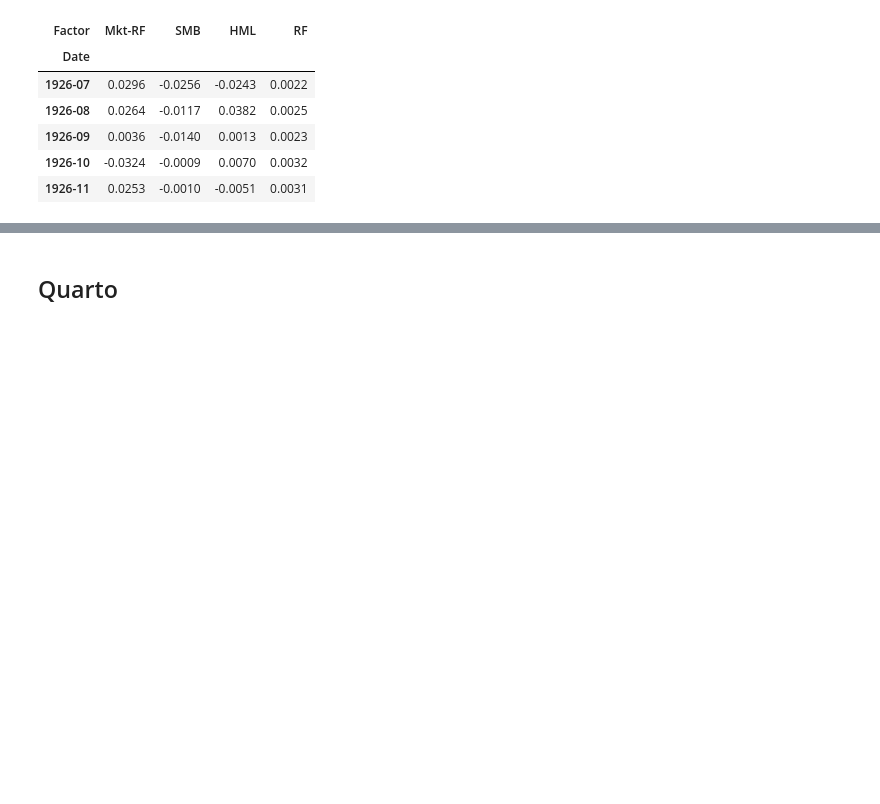
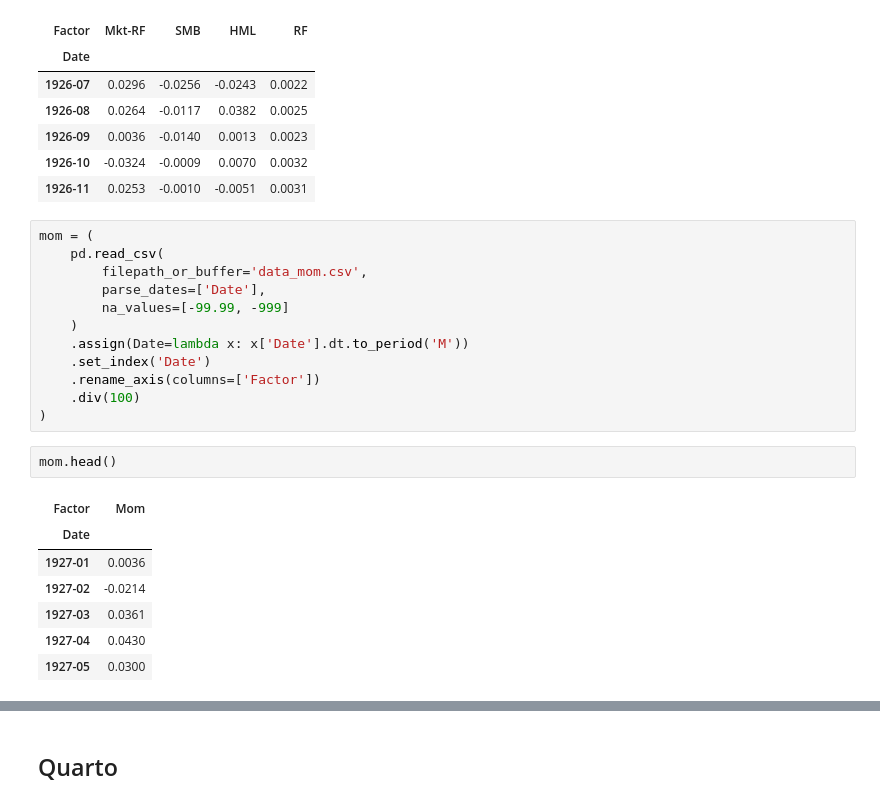
Before and after one commit to richard-herron/fina-6333-2025-spring, a Jupyter notebook: Notebooks/project_3_no_yaml.ipynb, the cells around one changed output, grey strips where cells are left out. Saved outputs shown, nothing was run; the diff lists cells and outputs as text; blank space fills up the shorter version.

```diff
--- a/Notebooks/project_3_no_yaml.ipynb
+++ b/Notebooks/project_3_no_yaml.ipynb
@@ -151,3 +163,25 @@ ff3.head()
 | 1926-09 | 0.0036 | -0.0140 | 0.0013 | 0.0023 |
 | 1926-10 | -0.0324 | -0.0009 | 0.0070 | 0.0032 |
 | 1926-11 | 0.0253 | -0.0010 | -0.0051 | 0.0031 |
+# %%
+mom = (
+    pd.read_csv(
+        filepath_or_buffer='data_mom.csv',
+        parse_dates=['Date'],
+        na_values=[-99.99, -999]
+    )
+    .assign(Date=lambda x: x['Date'].dt.to_period('M'))
+    .set_index('Date')
+    .rename_axis(columns=['Factor'])
+    .div(100)
+)
+# %%
+mom.head()
+# %% [output]
+| Factor | Mom |
+| Date |  |
+| 1927-01 | 0.0036 |
+| 1927-02 | -0.0214 |
+| 1927-03 | 0.0361 |
+| 1927-04 | 0.0430 |
+| 1927-05 | 0.0300 |
```
Also changed, not shown: parts of 9 cells of this notebook, 3 other files.
